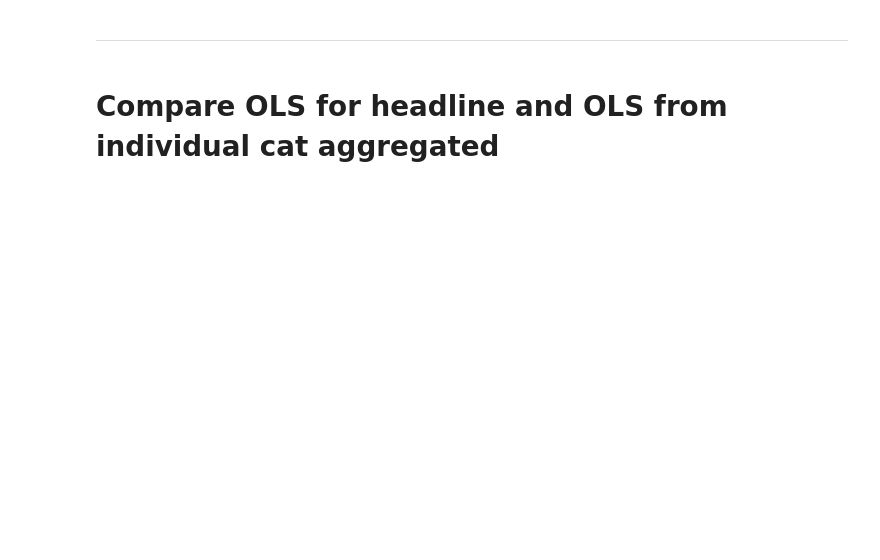
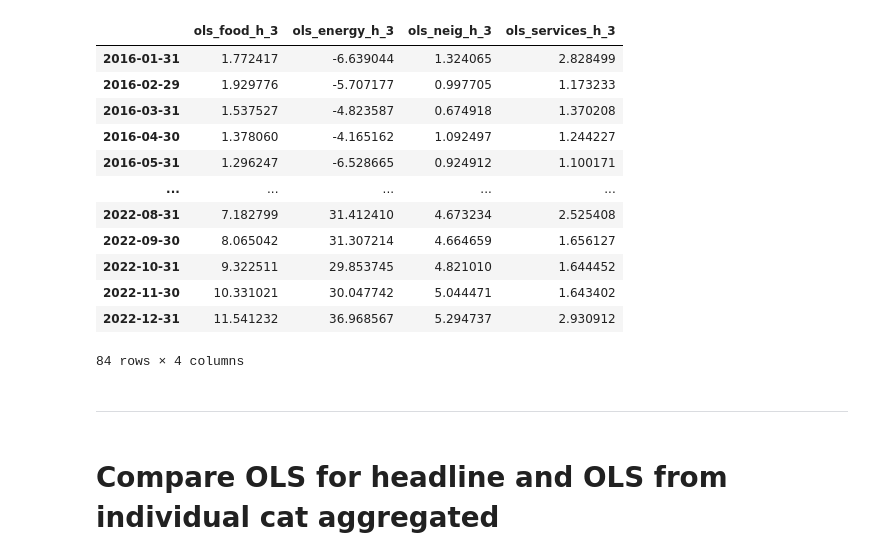
Before and after one commit to lamlam98765/thesis_code, a Jupyter notebook: main/8.Aggregate.ipynb, the cells around one changed output. Cells and saved outputs as stored; diff of their text form; code cells hidden in the pictures; blank space fills up the shorter version.

```diff
--- a/main/8.Aggregate.ipynb
+++ b/main/8.Aggregate.ipynb
@@ -113 +133,17 @@ weights.loc[:, 'total'] = weights.iloc[:, 1:5].sum(axis=1)
+# %%
+new_df
+# %% [output]
+|  | ols_food_h_3 | ols_energy_h_3 | ols_neig_h_3 | ols_services_h_3 |
+| 2016-01-31 | 1.772417 | -6.639044 | 1.324065 | 2.828499 |
+| 2016-02-29 | 1.929776 | -5.707177 | 0.997705 | 1.173233 |
+| 2016-03-31 | 1.537527 | -4.823587 | 0.674918 | 1.370208 |
+| 2016-04-30 | 1.378060 | -4.165162 | 1.092497 | 1.244227 |
+| 2016-05-31 | 1.296247 | -6.528665 | 0.924912 | 1.100171 |
+| ... | ... | ... | ... | ... |
+| 2022-08-31 | 7.182799 | 31.412410 | 4.673234 | 2.525408 |
+| 2022-09-30 | 8.065042 | 31.307214 | 4.664659 | 1.656127 |
+| 2022-10-31 | 9.322511 | 29.853745 | 4.821010 | 1.644452 |
+| 2022-11-30 | 10.331021 | 30.047742 | 5.044471 | 1.643402 |
+| 2022-12-31 | 11.541232 | 36.968567 | 5.294737 | 2.930912 |
+84 rows × 4 columns
 # %%
```
Also changed, not shown: parts of 3 cells of this notebook, 1 other file.
